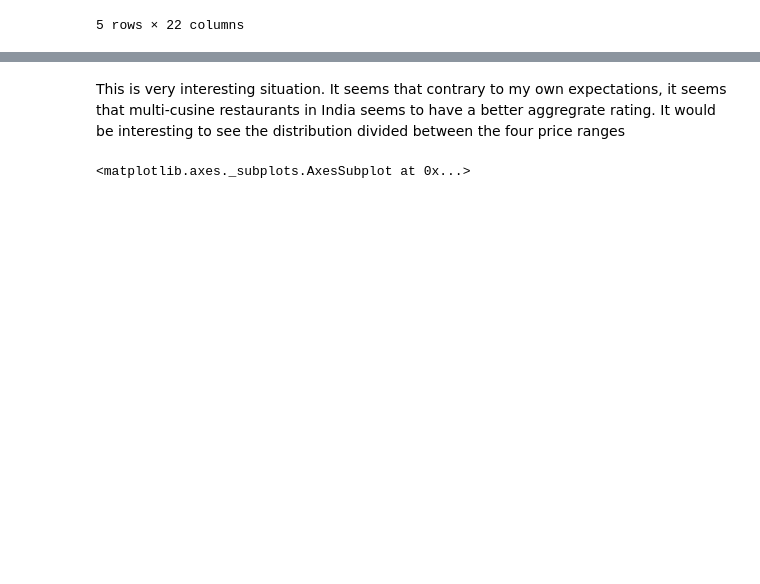
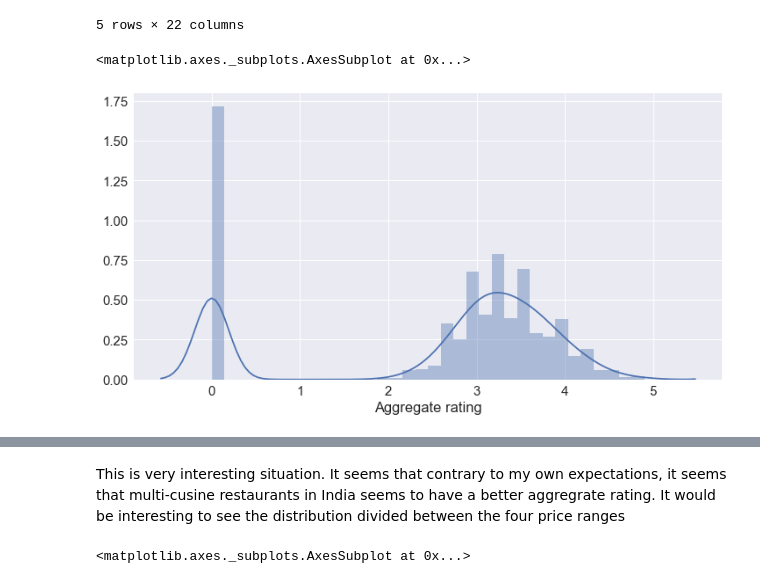
Before and after one commit to nathdipankar/restaurants-data-zomato-india, a Jupyter notebook: Finding the best restuarants.ipynb, the cells around one changed output, grey strips where cells are left out. Cells and saved outputs as stored; diff of their text form; code cells hidden in the pictures; blank space fills up the shorter version.

```diff
--- a/Finding the best restuarants.ipynb
+++ b/Finding the best restuarants.ipynb
@@ -162,3 +162,9 @@ data_modified.head()
 | 627 | 3400021 | Chokho Jeeman Marwari Jain Bhojan... | 1 | Agra | 1/48, Delhi Gate, Station Road, R... | Civil Lines | Civil Lines, Agra | 77.998092 | ... |
 | 628 | 3400017 | Pinch Of Spice | 1 | Agra | 23/453, Opposite Sanjay Cinema, W... | Civil Lines | Civil Lines, Agra | 78.007553 | ... |
 5 rows × 22 columns
+# %%
+#Mean of all ratings
+sns.distplot(data_modified['Aggregate rating'])
+# %% [output]
+<matplotlib.axes._subplots.AxesSubplot at 0x...>
+[figure, added]
```
Also changed, not shown: parts of 27 cells of this notebook.
